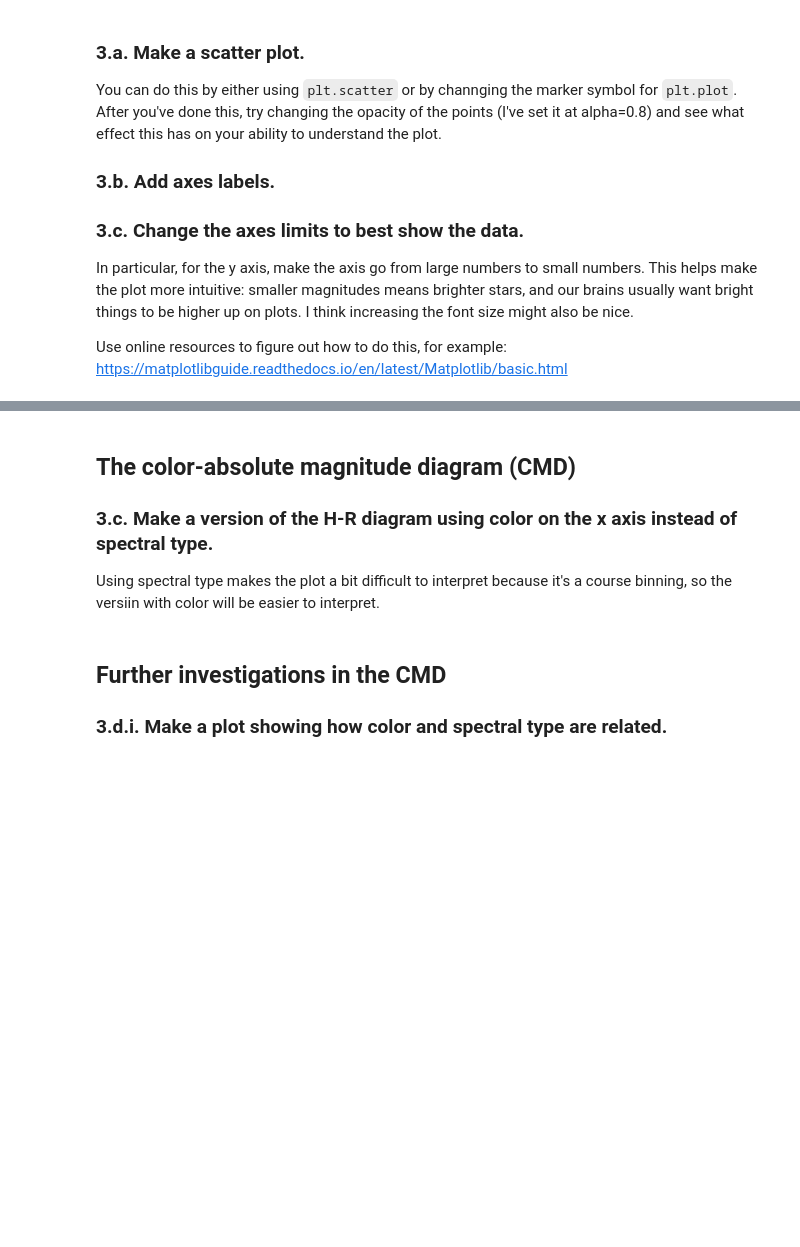
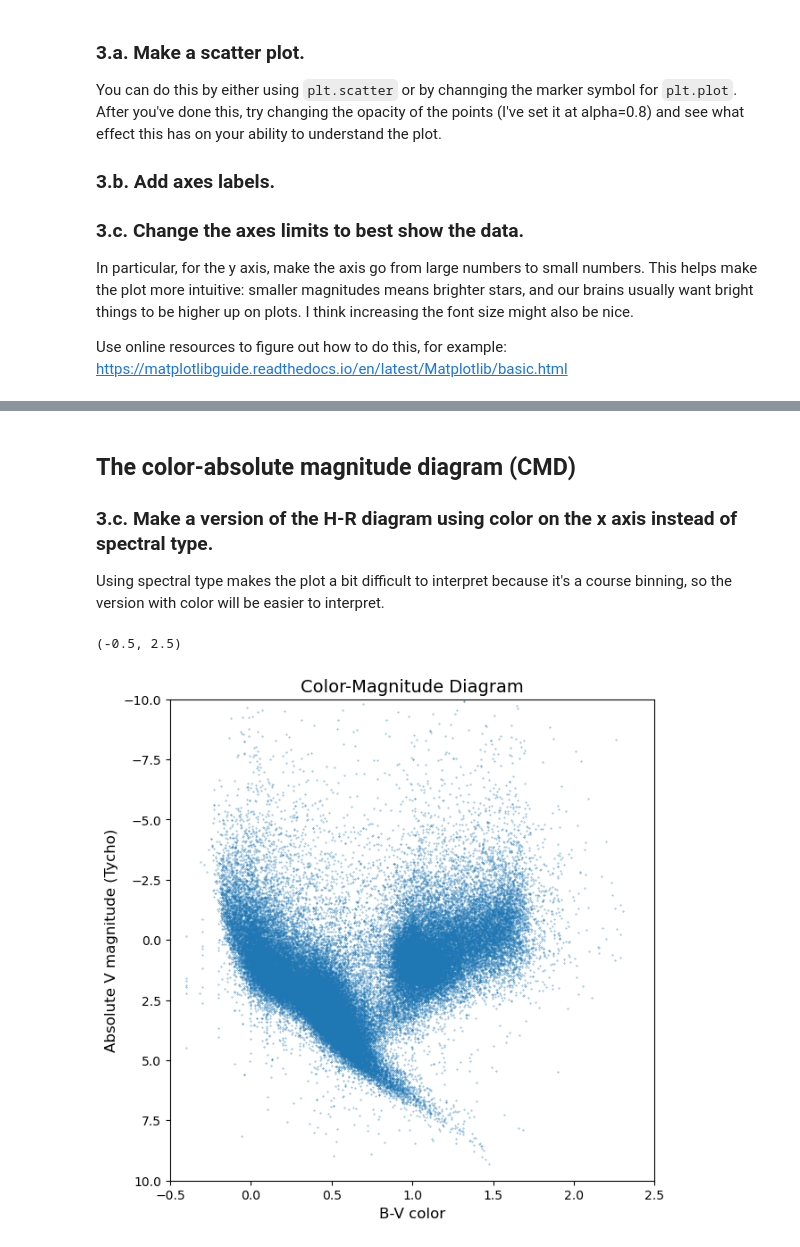
Before and after one commit to bawa27/dartmouth_p31.04, a Jupyter notebook: 2. Our first HR Diagram student.ipynb, the cells around one changed output, grey strips where cells are left out. Cells and saved outputs as stored; diff of their text form; code cells hidden in the pictures; blank space fills up the shorter version.

```diff
--- a/2. Our first HR Diagram student.ipynb
+++ b/2. Our first HR Diagram student.ipynb
@@ -165,4 +260,4 @@ plt.tight_layout()
 
 ### 3.c. Make a version of the H-R diagram using color on the x axis instead of spectral type.
 
-Using spectral type makes the plot a bit difficult to interpret because it's a course binning, so the versiin with color will be easier to interpret.
+Using spectral type makes the plot a bit difficult to interpret because it's a course binning, so the version with color will be easier to interpret.
@@ -171,4 +263,0 @@ Using spectral type makes the plot a bit difficult to interpret because it's a c
-# %% [markdown]
-## Further investigations in the CMD
-
-### 3.d.i. Make a plot showing how color and spectral type are related.
@@ -176,0 +264,18 @@ Using spectral type makes the plot a bit difficult to interpret because it's a c
+# %%
+# creating plot
+plt.figure(figsize=(7,7))
+plt.scatter(df['B-V'], df['absVmag'], alpha=0.8, s = 0.1)
+
+# adding labels
+plt.xlabel('B-V color', fontsize = 12)
+plt.ylabel('Absolute V magnitude (Tycho)', fontsize = 12)
+plt.title('Color-Magnitude Diagram', fontsize = 14)
+plt.xticks(fontsize = 10)
+plt.yticks(fontsize = 10)
+
+# change axes limits
+plt.ylim(10,-10)
+plt.xlim(-0.5, 2.5)
+# %% [output]
+(-0.5, 2.5)
+[figure, added]
```
Also changed, not shown: parts of 26 cells of this notebook, 3 other files.
